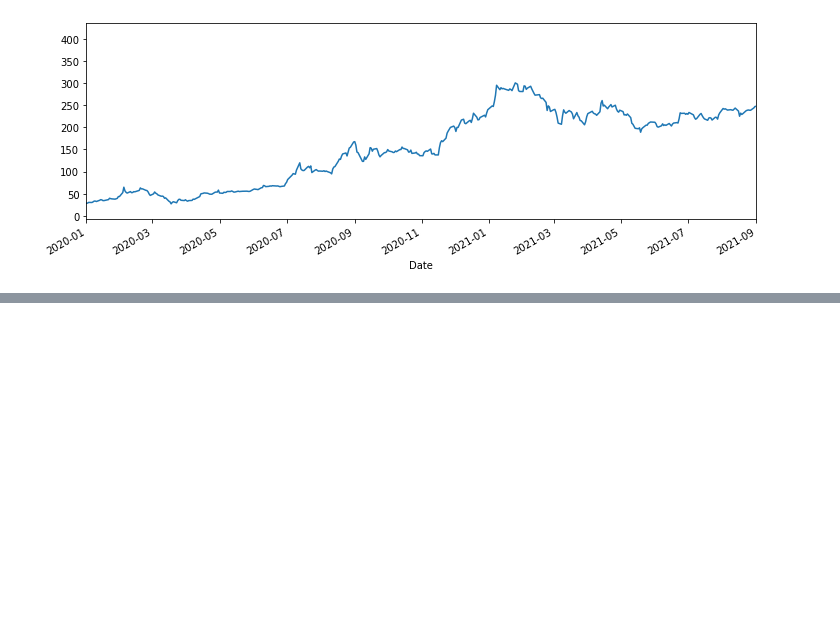
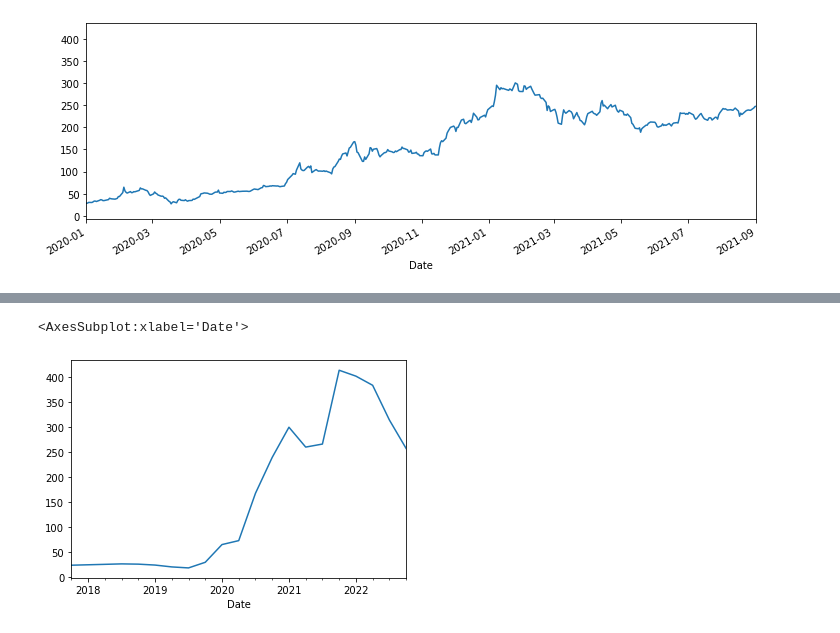
Before and after one commit to ThierrryScotto/Time-Series-EDA, a Jupyter notebook: Time Series EDA.ipynb, the cells around one changed output, grey strips where cells are left out. Saved outputs shown, nothing was run; the diff lists cells and outputs as text; code cells hidden in the pictures; blank space fills up the shorter version.

```diff
--- a/Time Series EDA.ipynb
+++ b/Time Series EDA.ipynb
@@ -33,0 +201,5 @@ df_tesla['High'].plot(xlim=['2020-01-01','2021-09-01'],figsize=(12,4))
+# %%
+df_tesla.resample(rule='QS').max()['High'].plot()
+# %% [output]
+<AxesSubplot:xlabel='Date'>
+[figure, added]
```
Also changed, not shown: parts of 33 cells of this notebook.
